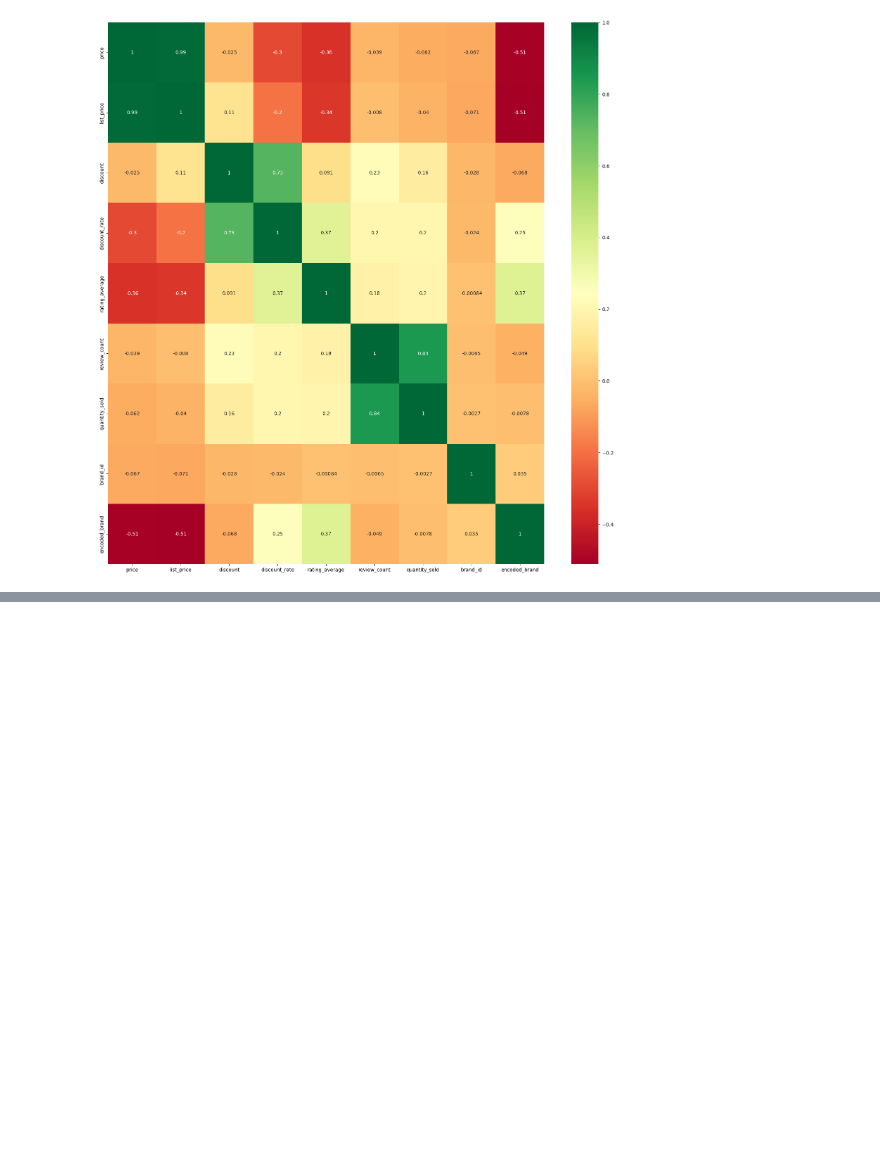
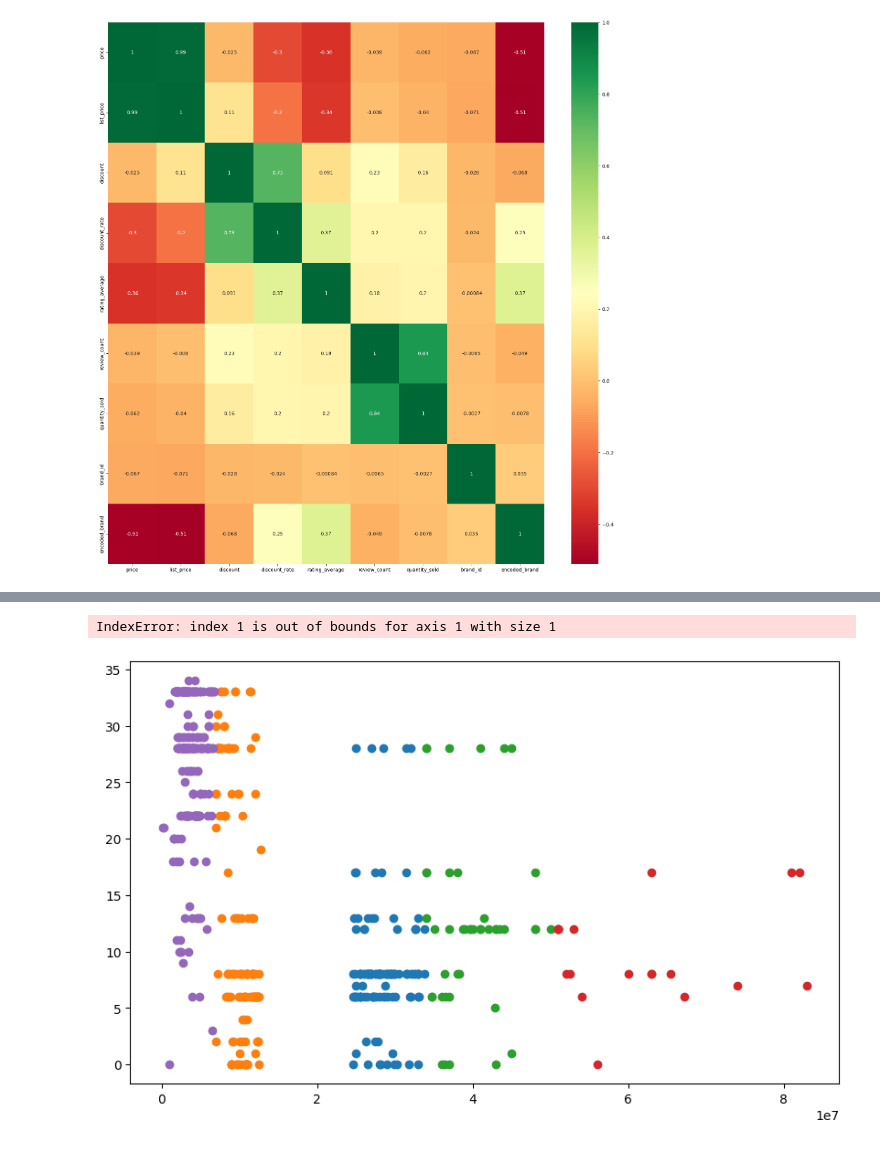
Before and after one commit to truong-nguyen310/DS-DUT-Tiki, a Jupyter notebook: xuly.ipynb, the cells around one changed output, grey strips where cells are left out. Saved outputs shown, nothing was run; the diff lists cells and outputs as text; code cells hidden in the pictures; blank space fills up the shorter version.

Commit message:
feat(k-means): update k means

```diff
--- a/xuly.ipynb
+++ b/xuly.ipynb
@@ -877,0 +910,24 @@ g = sns.heatmap(clean_data[top_corr_features].corr(), annot=True, cmap='RdYlGn')
+# %%
+# Choose k = 5
+k =5
+means = KMeans(n_clusters=k, random_state=42)
+kmeans.fit(data_scaled)
+
+# Assign clusters to the original data
+clean_data['cluster'] = kmeans.labels_
+
+# Visualize the clusters
+plt.figure(figsize=(10, 6))
+for cluster in range(k):
+    cluster_data = clean_data[clean_data['cluster'] == cluster]
+    plt.scatter(cluster_data['price'], cluster_data['encoded_brand'], label=f'Cluster {cluster}')
+
+plt.scatter(kmeans.cluster_centers_[:, 0], kmeans.cluster_centers_[:, 1], s=300, c='red', marker='*', label='Centroids')
+plt.xlabel('Price')
+plt.ylabel('Encoded Brand')
+plt.title('Clusters of Price and Brand')
+plt.legend()
+plt.show()
+# %% [output]
+IndexError: index 1 is out of bounds for axis 1 with size 1
+[figure, added]
```
Also changed, not shown: parts of 3 cells of this notebook.
